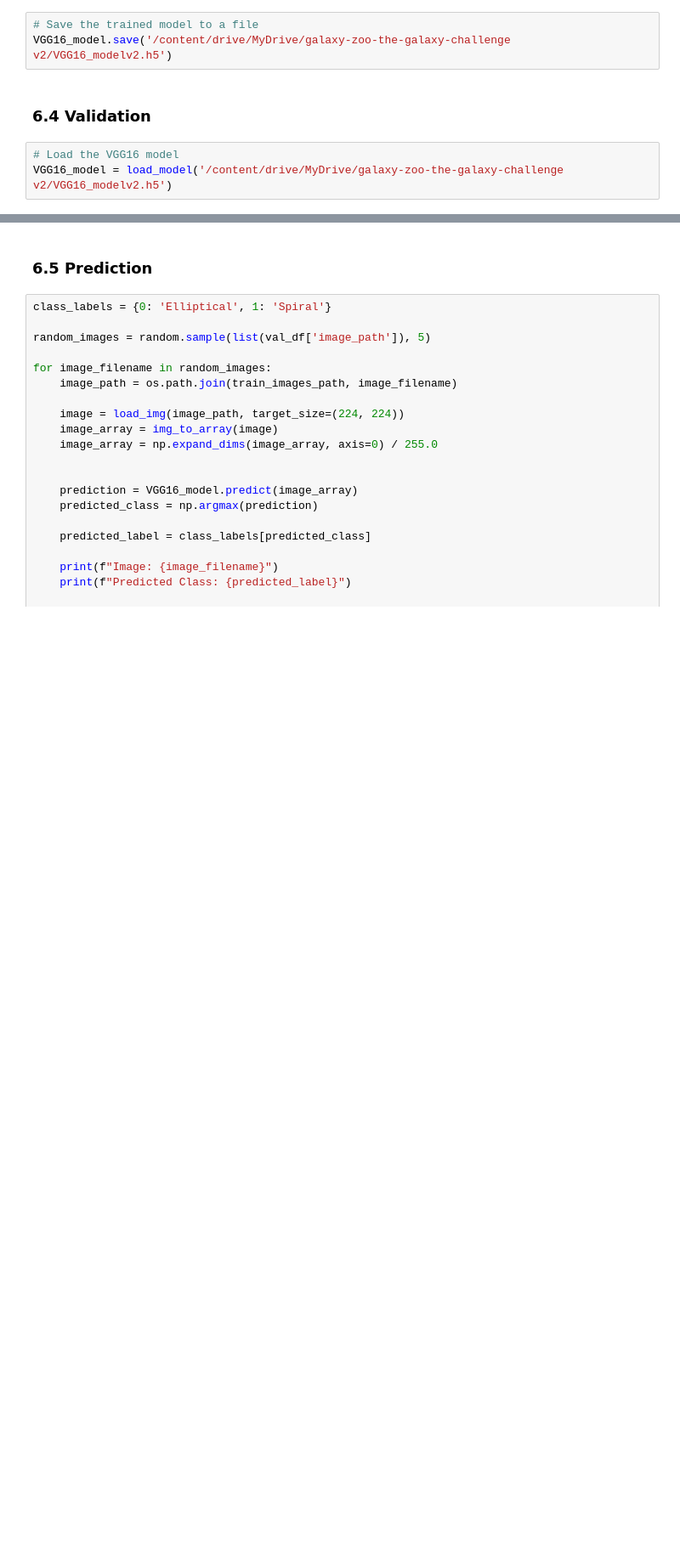
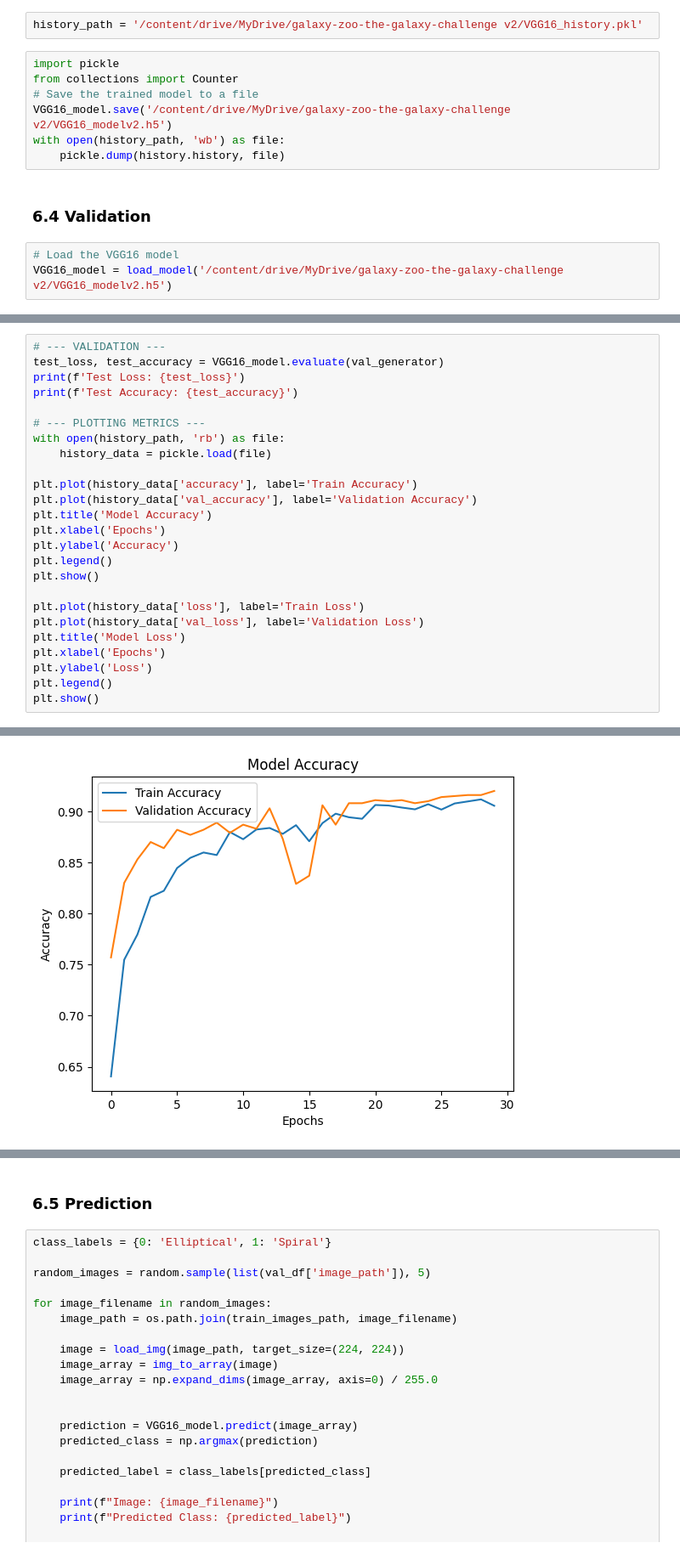
Before and after one commit to Diya-Amith/Data-Science-Project-Galaxy-Morphology-Classification-Using-Deep-Learning-and-Explainable-AI-, a Jupyter notebook: galaxy_morphology_sprial&elliptical.ipynb, the cells around one changed output, grey strips where cells are left out. Shown at 85% size. Cells and saved outputs as stored; diff of their text form; blank space fills up the shorter version.

```diff
--- a/galaxy_morphology_sprial&elliptical.ipynb
+++ b/galaxy_morphology_sprial&elliptical.ipynb
@@ -508,6 +523,12 @@ Epoch 15/15
+# %%
+history_path = '/content/drive/MyDrive/galaxy-zoo-the-galaxy-challenge v2/VGG16_history.pkl'
 # %%
+import pickle
+from collections import Counter
 # Save the trained model to a file
 VGG16_model.save('/content/drive/MyDrive/galaxy-zoo-the-galaxy-challenge v2/VGG16_modelv2.h5')
+with open(history_path, 'wb') as file:
+    pickle.dump(history.history, file)
 # %% [markdown]
 ### **6.4 Validation**
 # %%
@@ -545,0 +608,26 @@ plt.show()
+# %%
+# --- VALIDATION ---
+test_loss, test_accuracy = VGG16_model.evaluate(val_generator)
+print(f'Test Loss: {test_loss}')
+print(f'Test Accuracy: {test_accuracy}')
+
+# --- PLOTTING METRICS ---
+with open(history_path, 'rb') as file:
+    history_data = pickle.load(file)
+
+plt.plot(history_data['accuracy'], label='Train Accuracy')
+plt.plot(history_data['val_accuracy'], label='Validation Accuracy')
+plt.title('Model Accuracy')
+plt.xlabel('Epochs')
+plt.ylabel('Accuracy')
+plt.legend()
+plt.show()
+
+plt.plot(history_data['loss'], label='Train Loss')
+plt.plot(history_data['val_loss'], label='Validation Loss')
+plt.title('Model Loss')
+plt.xlabel('Epochs')
+plt.ylabel('Loss')
+plt.legend()
+plt.show()
+# %% [output]
@@ -545,0 +637 @@ plt.show()
+[figure, added]
```
Also changed, not shown: parts of 15 cells of this notebook.
